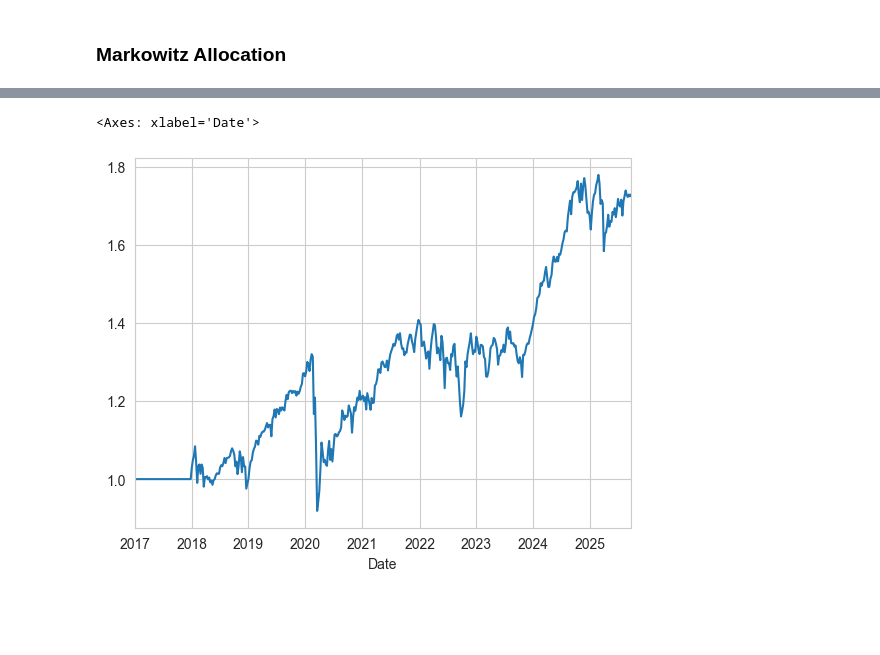
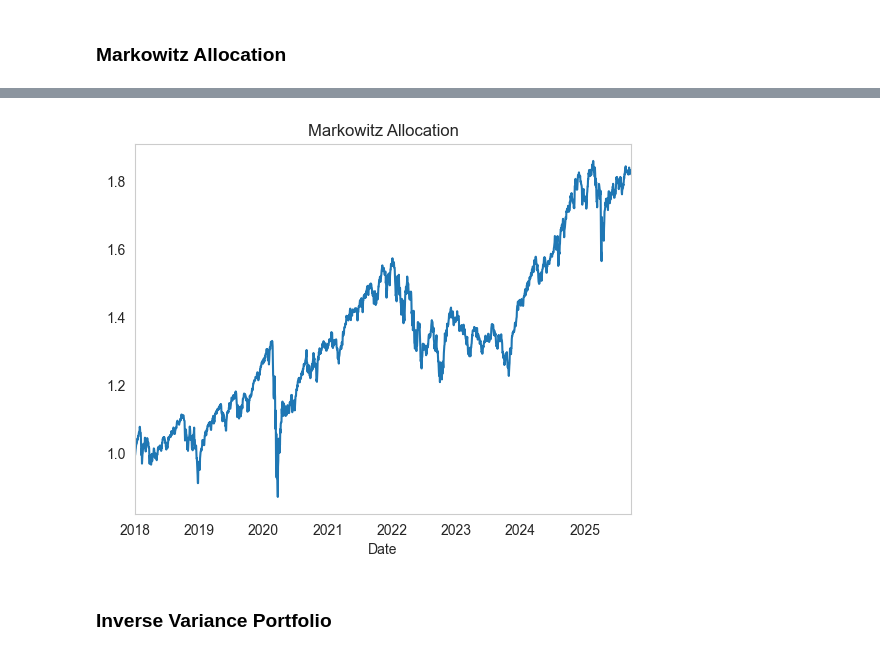
Before and after one commit to Tommylee1013/nco-research, a Jupyter notebook: empirical/SP100.ipynb, the cells around one changed output, grey strips where cells are left out. Cells and saved outputs as stored; diff of their text form; code cells hidden in the pictures; blank space fills up the shorter version.

```diff
--- a/empirical/SP100.ipynb
+++ b/empirical/SP100.ipynb
@@ -60,5 +77,5 @@ plt.show()
 # %% [markdown]
 ### Markowitz Allocation
 # %%
-weekly_ret = price.resample('W-FRI').last().pct_change().loc['2017':]
+weekly_ret = price.pct_change().loc['2017':]
 # %%
@@ -129,3 +216,3 @@ def rolling_min_var(returns: pd.DataFrame, lookback: int = 52, hold: int = 4) ->
     return weights_df
 # %%
-weights_df = rolling_min_var(weekly_ret, lookback=52, hold=4)
+weights_df = rolling_min_var(weekly_ret, lookback_days=252)
@@ -132,5 +236,9 @@ weights_df = rolling_min_var(weekly_ret, lookback=52, hold=4)
 # %%
-(1 + (weights_df * weekly_ret).sum(axis = 1)).cumprod().plot()
+(1 + (weights_df * weekly_ret).sum(axis = 1)).cumprod().loc['2018':].plot()
+plt.grid(False)
+plt.title('Markowitz Allocation')
+plt.show()
 # %% [output]
-<Axes: xlabel='Date'>
-[figure, old version]
+[figure, new version]
+# %% [markdown]
+### Inverse Variance Portfolio
```
Also changed, not shown: parts of 24 cells of this notebook, 1 other file.
